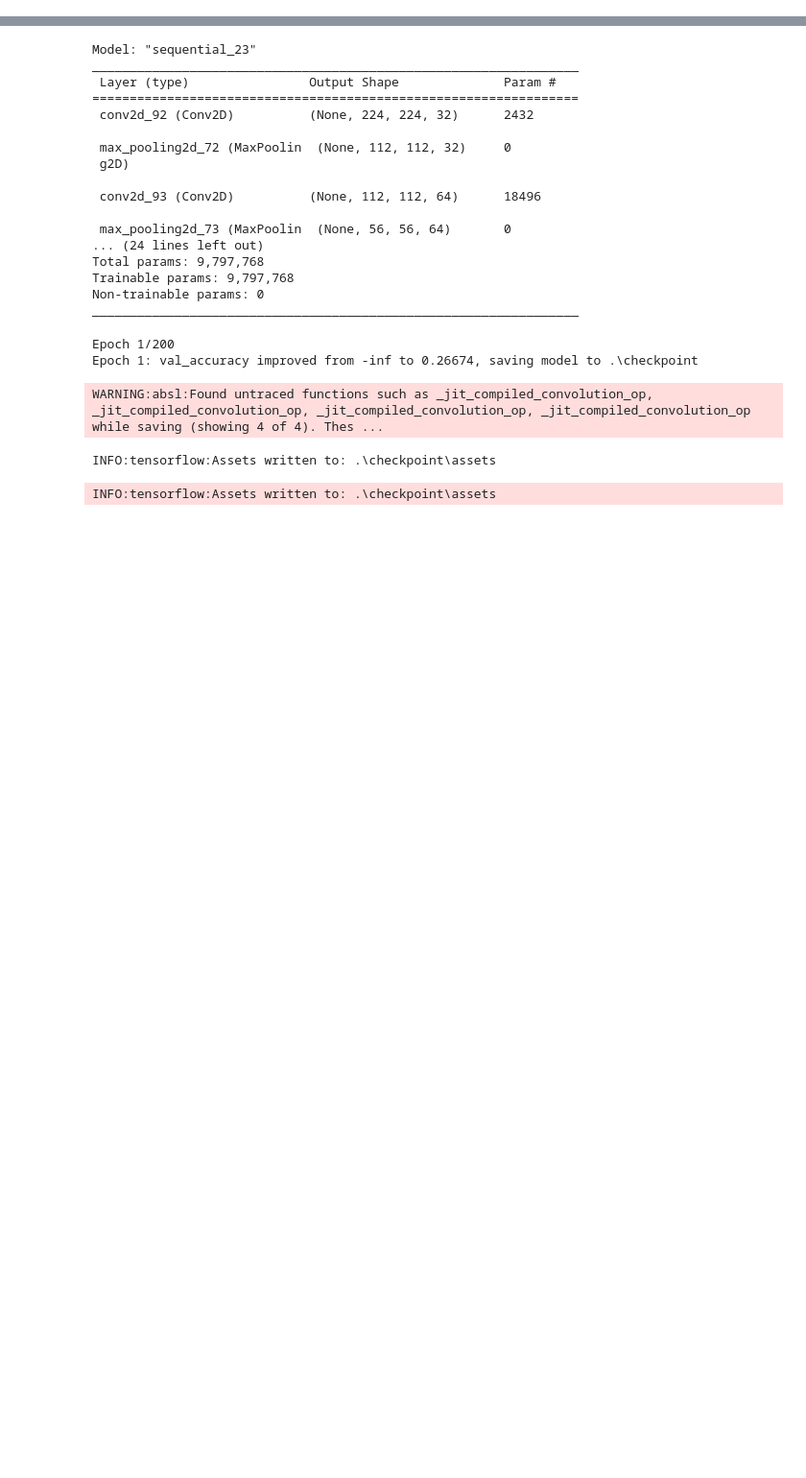
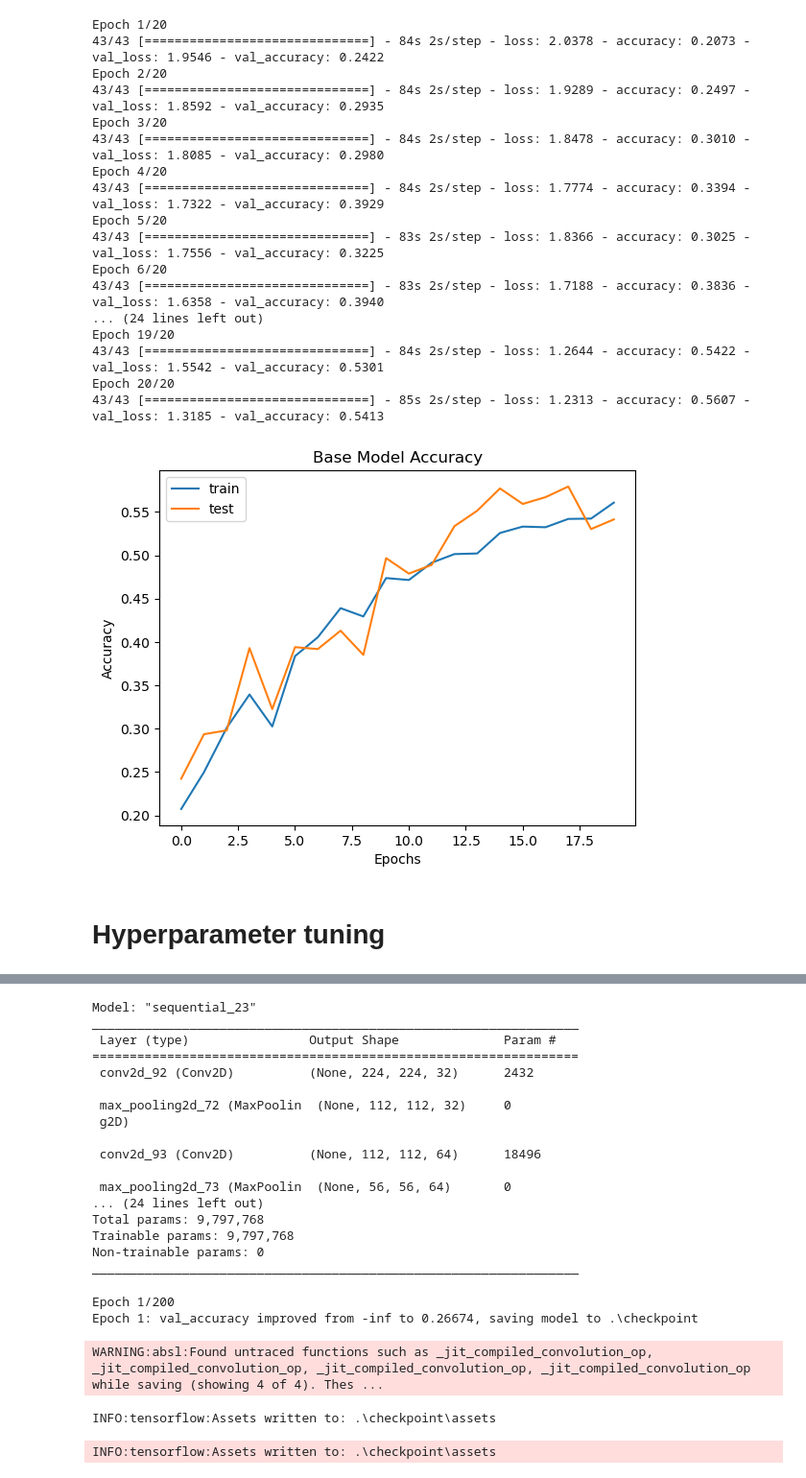
Before and after one commit to Dilson20/Assignment2_MachineLearning, a Jupyter notebook: Task1/Task_1 .ipynb, the cells around one changed output, grey strips where cells are left out. Shown at 96% size. Saved outputs shown, nothing was run; the diff lists cells and outputs as text; code cells hidden in the pictures; blank space fills up the shorter version.

```diff
--- a/Task1/Task_1 .ipynb
+++ b/Task1/Task_1 .ipynb
@@ -174,3 +265,40 @@ Found 925 images belonging to 8 classes.
+# %%
+BaseModel = get_base_model(False)
+BaseHistory = BaseModel.fit(
+            train_generator,
+            steps_per_epoch=train_generator.n//batch_size,
+            validation_data=valid_generator,
+            validation_steps=valid_generator.n//batch_size,
+            epochs=20)
+
+plt.plot(BaseHistory.history['accuracy'])
+plt.plot(BaseHistory.history['val_accuracy'])
+plt.title('Base Model Accuracy')
+plt.ylabel('Accuracy')
+plt.xlabel('Epochs')
+plt.legend(['train', 'test'])
+plt.show()
+# %% [output]
+Epoch 1/20
+43/43 [==============================] - 84s 2s/step - loss: 2.0378 - accuracy: 0.2073 - val_loss: 1.9546 - val_accuracy: 0.2422
+Epoch 2/20
+43/43 [==============================] - 84s 2s/step - loss: 1.9289 - accuracy: 0.2497 - val_loss: 1.8592 - val_accuracy: 0.2935
+Epoch 3/20
+43/43 [==============================] - 84s 2s/step - loss: 1.8478 - accuracy: 0.3010 - val_loss: 1.8085 - val_accuracy: 0.2980
+Epoch 4/20
+43/43 [==============================] - 84s 2s/step - loss: 1.7774 - accuracy: 0.3394 - val_loss: 1.7322 - val_accuracy: 0.3929
+Epoch 5/20
+43/43 [==============================] - 83s 2s/step - loss: 1.8366 - accuracy: 0.3025 - val_loss: 1.7556 - val_accuracy: 0.3225
+Epoch 6/20
+43/43 [==============================] - 83s 2s/step - loss: 1.7188 - accuracy: 0.3836 - val_loss: 1.6358 - val_accuracy: 0.3940
+... (24 lines left out)
+Epoch 19/20
+43/43 [==============================] - 84s 2s/step - loss: 1.2644 - accuracy: 0.5422 - val_loss: 1.5542 - val_accuracy: 0.5301
+Epoch 20/20
+43/43 [==============================] - 85s 2s/step - loss: 1.2313 - accuracy: 0.5607 - val_loss: 1.3185 - val_accuracy: 0.5413
+[figure, added]
+# %% [markdown]
+# Hyperparameter tuning
 # %%
 def create_cnn_model(dropout_rate, learning_rate):
     model = Sequential()
```
Also changed, not shown: parts of 15 cells of this notebook.
